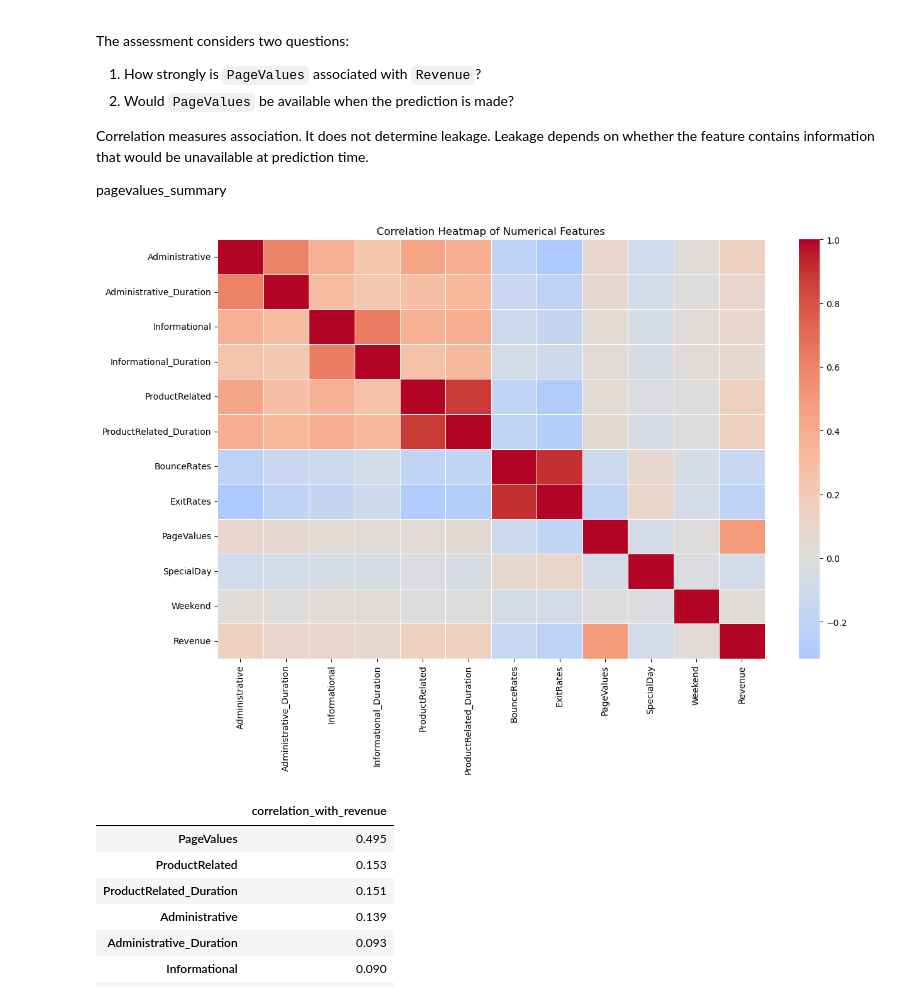
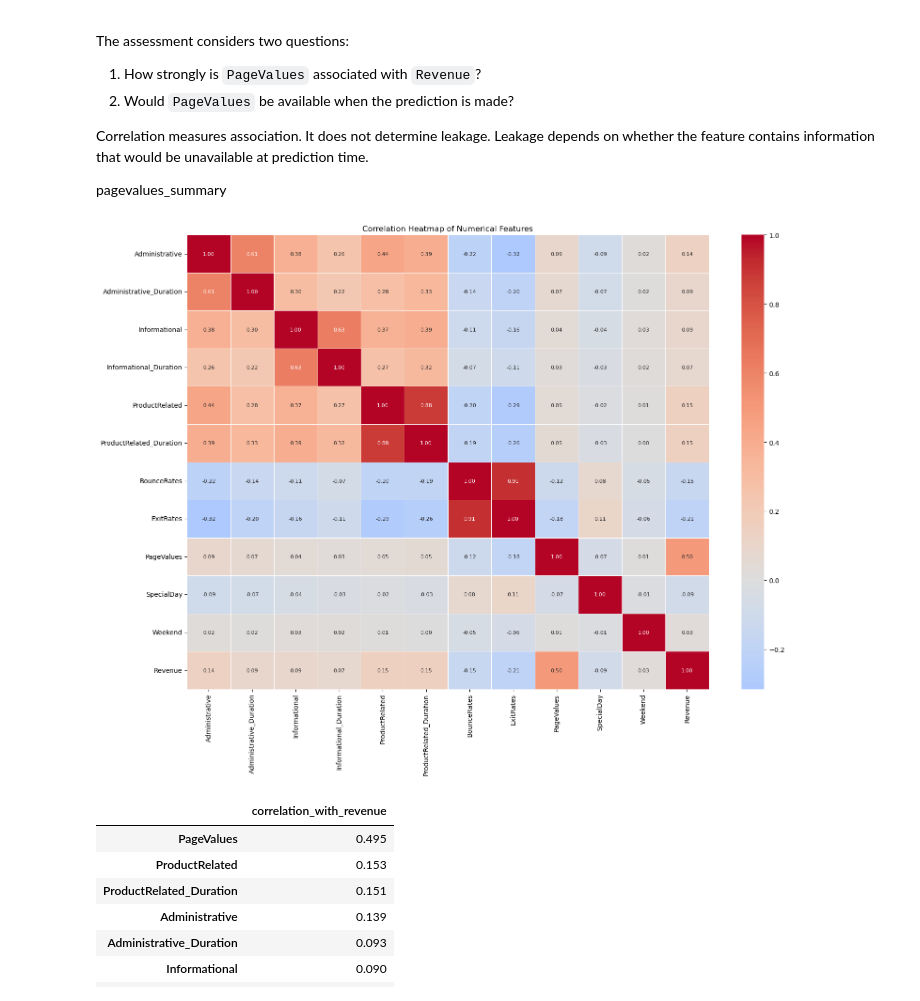
Before and after one commit to Azaffe82/online-purchase-prediction, a Jupyter notebook: notebooks/01_data_audit_eda.ipynb, the cells around one changed output. Cells and saved outputs as stored; diff of their text form; code cells hidden in the pictures.

Commit message:
Add correlation values and heatmap interpretation

```diff
--- a/notebooks/01_data_audit_eda.ipynb
+++ b/notebooks/01_data_audit_eda.ipynb
@@ -544,36 +544,39 @@ pagevalues_summary
 # Select numerical and Boolean variables
 correlation_df = eda_df.select_dtypes(
     include=["number", "bool"]
 ).copy()
 
 # Convert the Boolean target into 0 and 1
 correlation_df["Revenue"] = correlation_df["Revenue"].astype(int)
 
 # Calculate the correlation matrix
 correlation_matrix = correlation_df.corr()
 
 # Create the heatmap
-plt.figure(figsize=(13, 9))
+plt.figure(figsize=(16, 12))
 
 sns.heatmap(
     correlation_matrix,
+    annot=True,
+    fmt=".2f",
     cmap="coolwarm",
     center=0,
-    linewidths=0.5
+    linewidths=0.5,
+    annot_kws={"size": 8}
 )
 
 plt.title("Correlation Heatmap of Numerical Features")
 plt.tight_layout()
 
 plt.savefig(
     "../reports/figures/correlation_heatmap.png",
     dpi=300,
     bbox_inches="tight"
 )
 
 plt.show()
 # %% [output]
-[figure, old version]
+[figure, new version]
 # %%
 # Display the exact correlation of each numerical feature with Revenue
 revenue_correlations = (
```
Also changed, not shown: 1 other file.
